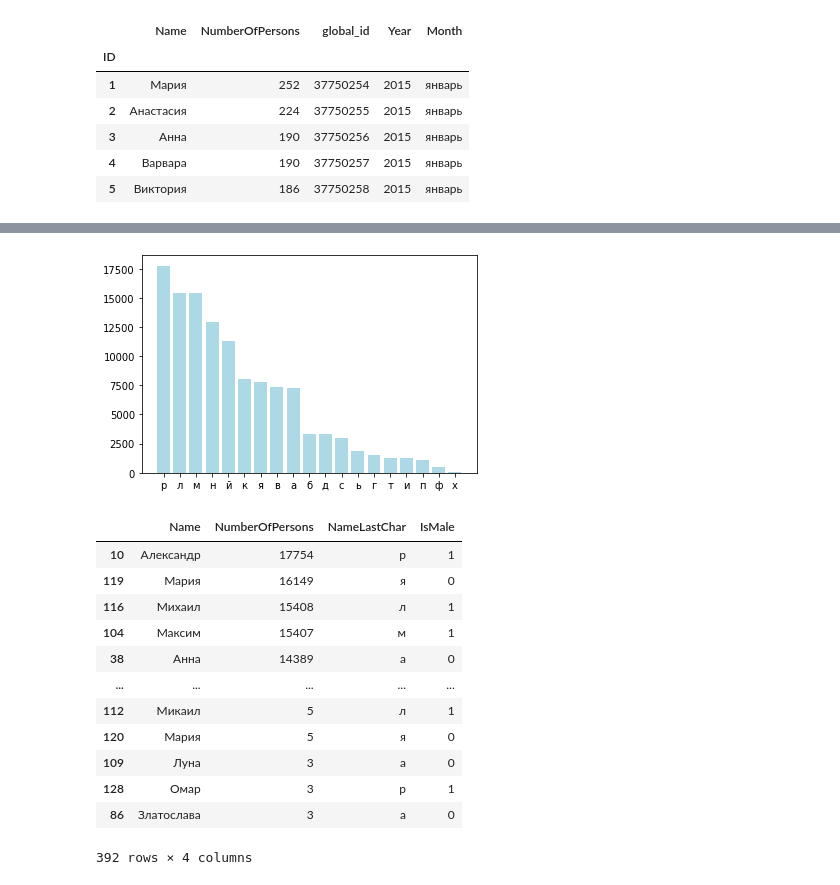
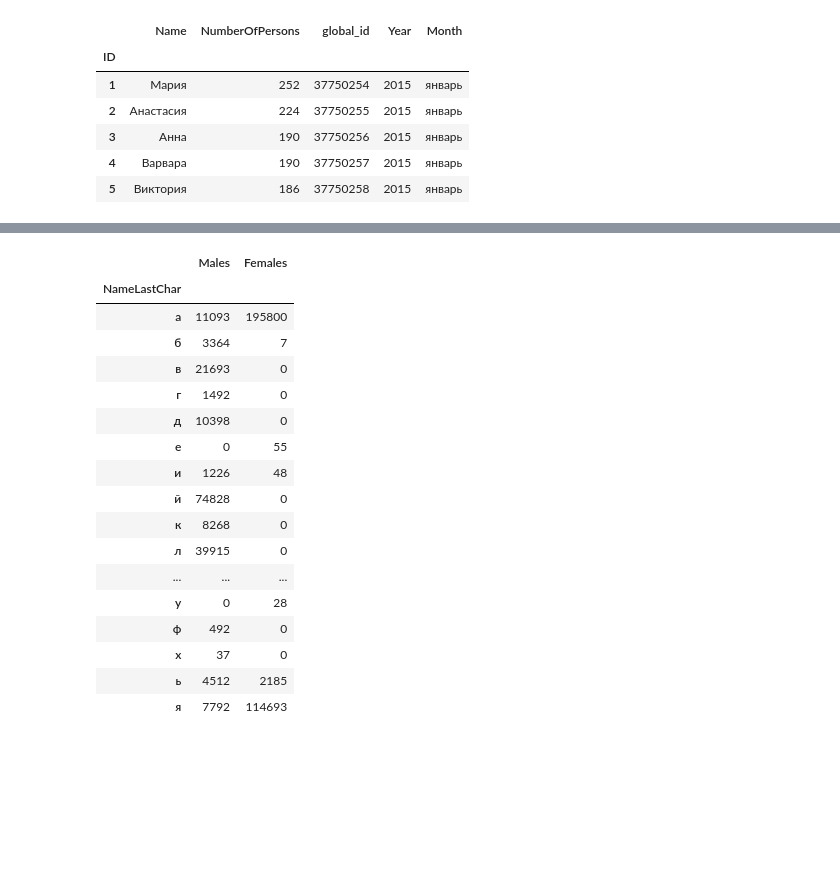
Before and after one commit to GeorgiySurkov/Sirius_2021_ml_1, a Jupyter notebook: main.ipynb, the cells around one changed output, grey strips where cells are left out. Cells and saved outputs as stored; diff of their text form; code cells hidden in the pictures; blank space fills up the shorter version.

```diff
--- a/main.ipynb
+++ b/main.ipynb
@@ -89,22 +54,0 @@ plt.show()
-# %%
-fig, axes = plt.subplots()
-axes.bar(boy_names_amount['NameLastChar'], boy_names_amount['NumberOfPersons'], color='lightblue')
-plt.show()
-# %% [output]
-[figure, removed]
-# %%
-children_names_amount
-# %% [output]
-|  | Name | NumberOfPersons | NameLastChar | IsMale |
-| 10 | Александр | 17754 | р | 1 |
-| 119 | Мария | 16149 | я | 0 |
-| 116 | Михаил | 15408 | л | 1 |
-| 104 | Максим | 15407 | м | 1 |
-| 38 | Анна | 14389 | а | 0 |
-| ... | ... | ... | ... | ... |
-| 112 | Микаил | 5 | л | 1 |
-| 120 | Мария | 5 | я | 0 |
-| 109 | Луна | 3 | а | 0 |
-| 128 | Омар | 3 | р | 1 |
-| 86 | Златослава | 3 | а | 0 |
-392 rows × 4 columns
@@ -110,0 +60,21 @@ children_names_amount
+# %%
+children_last_char_amount
+# %% [output]
+|  | Males | Females |
+| NameLastChar |  |  |
+| а | 11093 | 195800 |
+| б | 3364 | 7 |
+| в | 21693 | 0 |
+| г | 1492 | 0 |
+| д | 10398 | 0 |
+| е | 0 | 55 |
+| и | 1226 | 48 |
+| й | 74828 | 0 |
+| к | 8268 | 0 |
+| л | 39915 | 0 |
+| ... | ... | ... |
+| у | 0 | 28 |
+| ф | 492 | 0 |
+| х | 37 | 0 |
+| ь | 4512 | 2185 |
+| я | 7792 | 114693 |
```
Also changed, not shown: parts of 17 cells of this notebook, 3 other files.
